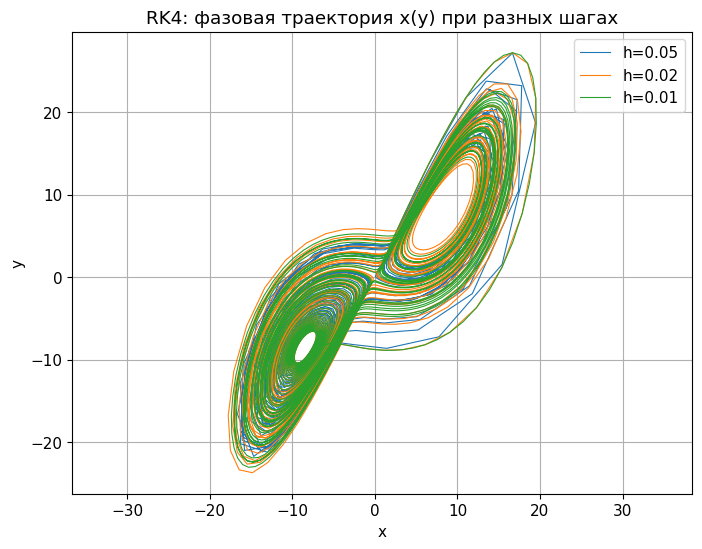
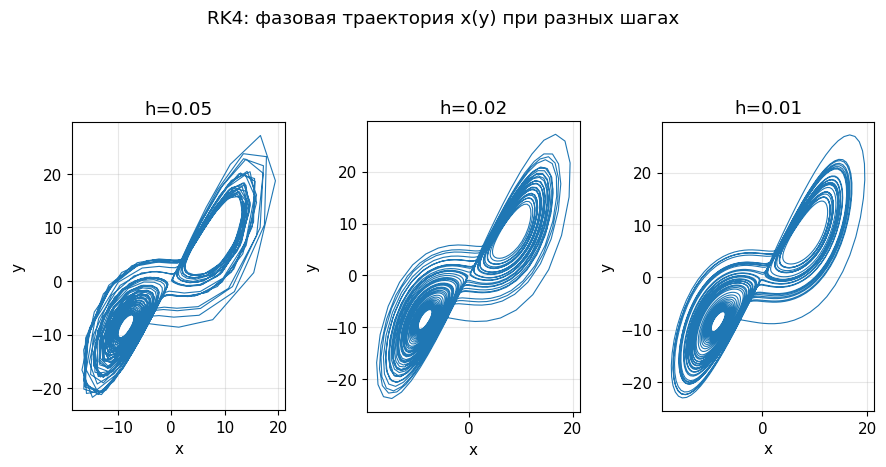
Unified diff of the notebook cell whose output changed from the first chart to the second:
--- before
+++ after
@@ -23,13 +23,22 @@
 
 def plot_phase_xy(results, title):
-    plt.figure(figsize=(8, 6))
-    for label, (t, y) in results.items():
+    n = len(results)
+    fig, axes = plt.subplots(1, n, figsize=(3 * n, 5))
+
+    if n == 1:
+        axes = [axes]
+
+    for ax, (label, (t, y)) in zip(axes, results.items()):
         tt, yy = finite_prefix(t, y)
-        plt.plot(yy[:, 0], yy[:, 1], lw=0.8, label=label)
-    plt.xlabel("x")
-    plt.ylabel("y")
-    plt.title(title)
-    plt.legend()
-    plt.axis("equal")
+
+        ax.plot(yy[:, 0], yy[:, 1], lw=0.8)
+        ax.set_title(label)
+        ax.set_xlabel("x")
+        ax.set_ylabel("y")
+        ax.set_aspect("equal", adjustable="box")
+        ax.grid(True, alpha=0.3)
+
+    fig.suptitle(title)
+    fig.tight_layout()
 
 

Commit: update ODE labs